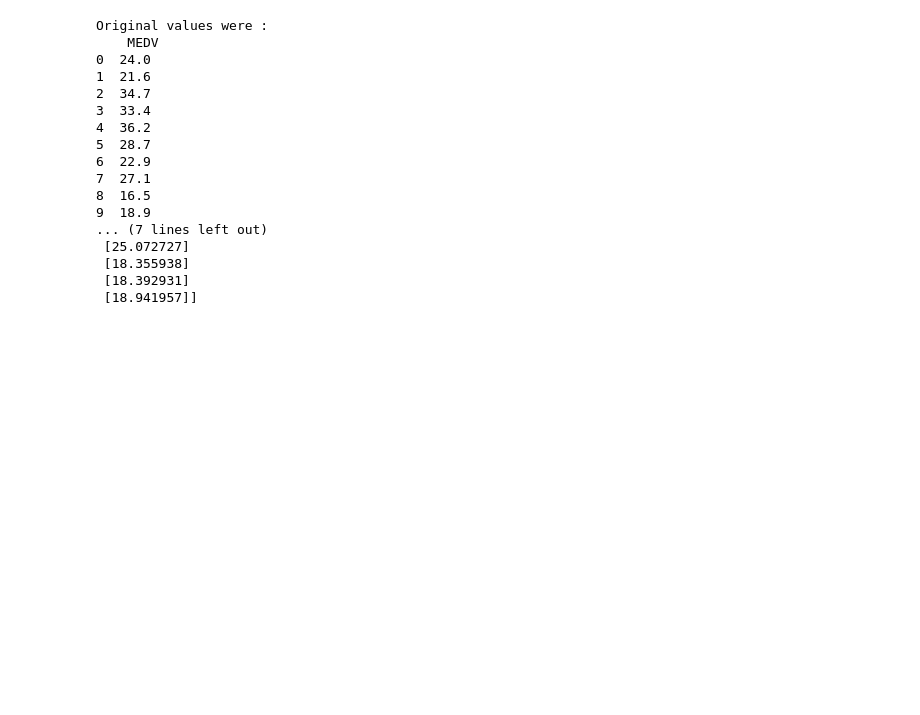
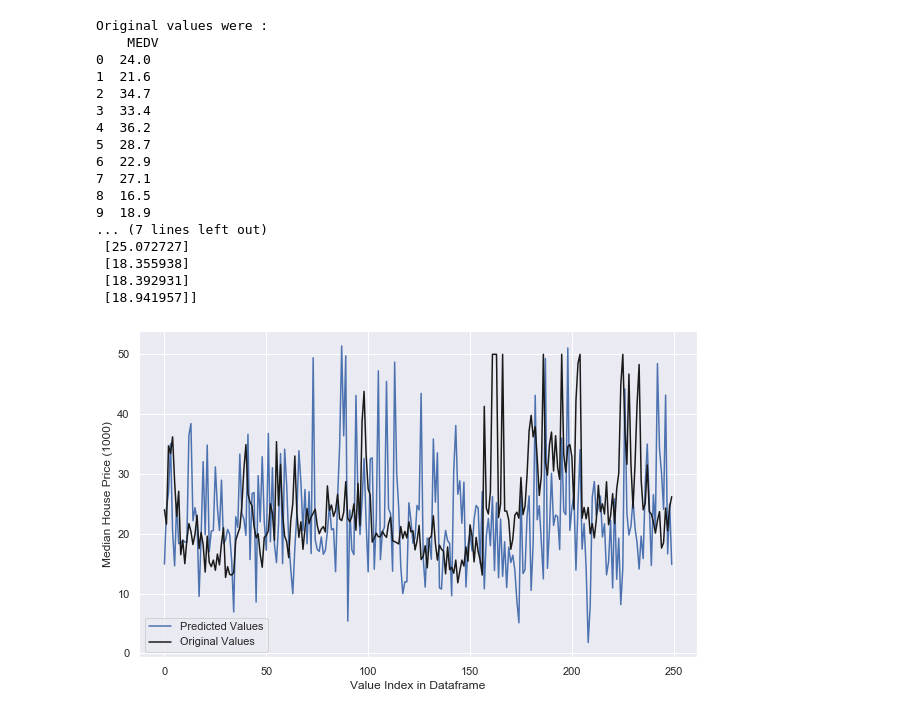
Before and after one commit to ShaunaB93/Machine_learning_and_statistics_assessment, a Jupyter notebook: Overall.ipynb, the cells around one changed output. Cells and saved outputs as stored; diff of their text form; code cells hidden in the pictures; blank space fills up the shorter version.

```diff
--- a/Overall.ipynb
+++ b/Overall.ipynb
@@ -665,3 +680,17 @@ Original values were :
  [18.355938]
  [18.392931]
  [18.941957]]
+# %%
+# Plot of Original vs Predicted values for comparison
+
+#plt.plot(completePredictions, 'b-', label='Predicted Values')
+#plt.plot(original, 'k-', label='Original Values')
+
+plt.plot(completePredictions[:250], 'b-', label='Predicted Values')
+plt.plot(original[:250], 'k-', label='Original Values')
+plt.legend(['Predicted Values', 'Original Values'], loc="lower left")
+plt.ylabel("Median House Price (1000)")
+plt.xlabel("Value Index in Dataframe")
+plt.show()
+# %% [output]
+[figure, added]
```
Also changed, not shown: parts of 21 cells of this notebook.
